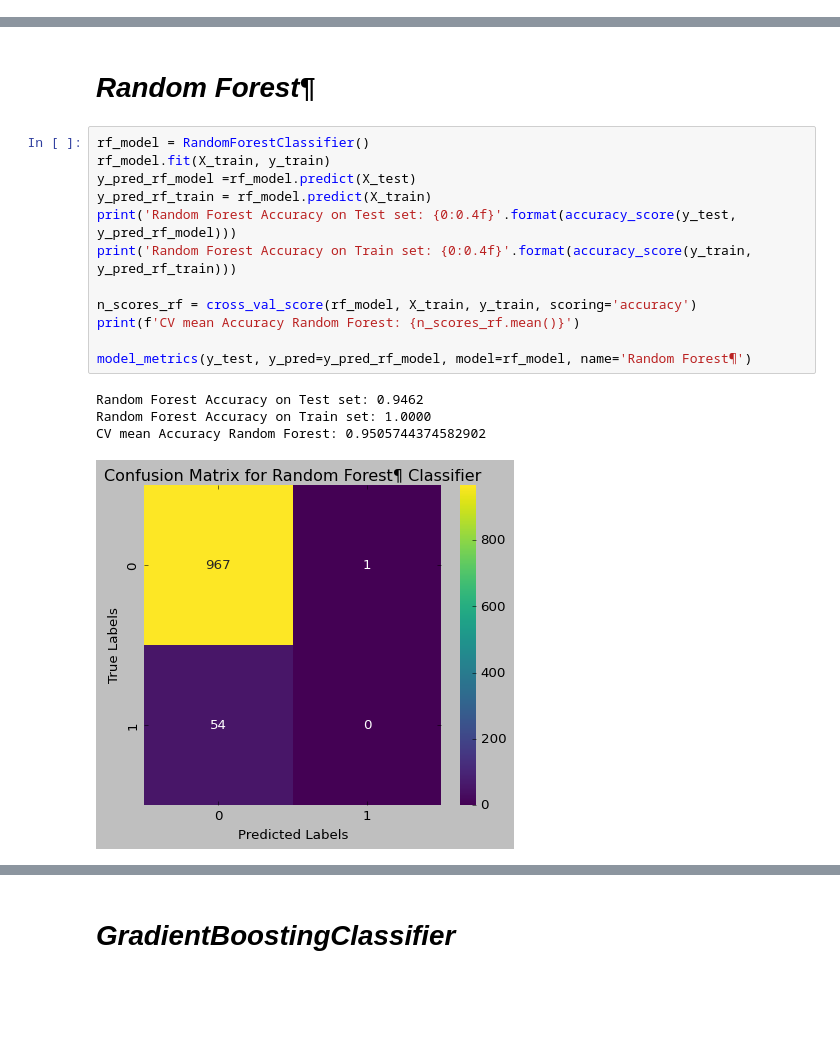
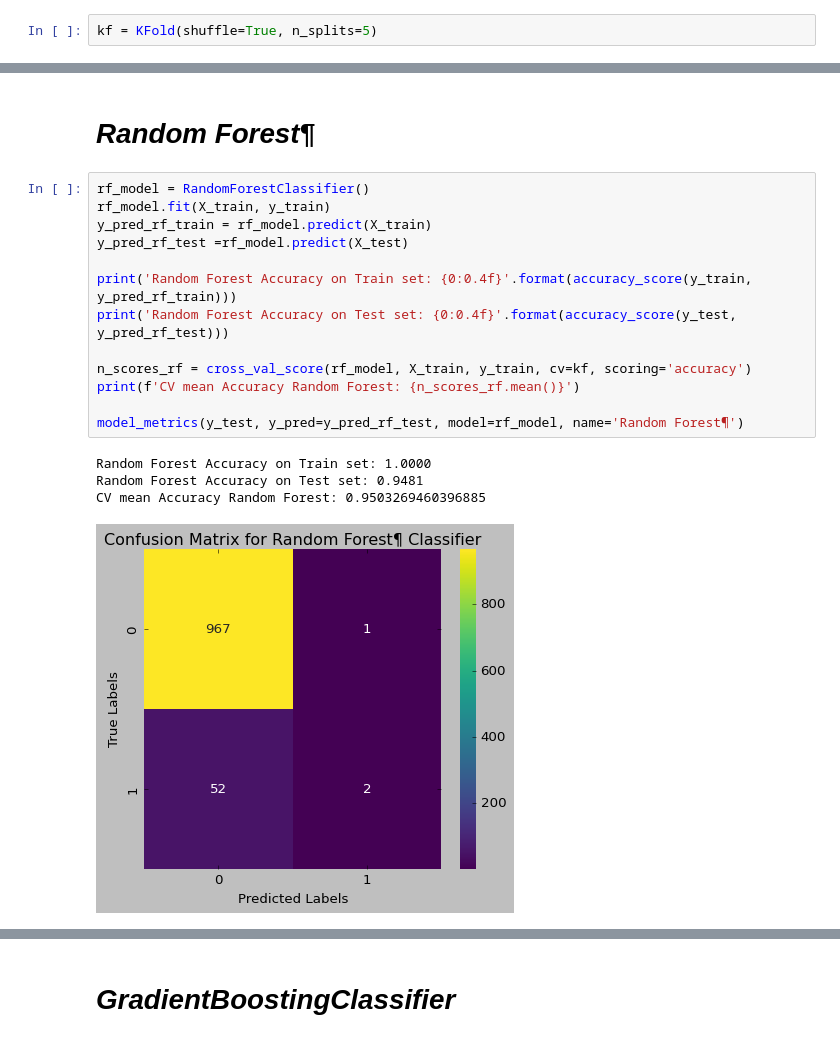
Before and after one commit to MariiaSam/Stroke-Prediction, a Jupyter notebook: Stroke_Prediction.ipynb, the cells around one changed output, grey strips where cells are left out. Cells and saved outputs as stored; diff of their text form; blank space fills up the shorter version.

```diff
--- a/Stroke_Prediction.ipynb
+++ b/Stroke_Prediction.ipynb
@@ -652,6 +650,8 @@ def model_metrics(y_test, y_pred, model, name):
     plt.xlabel("Predicted Labels")
     plt.ylabel("True Labels")
     plt.show()
+# %%
+kf = KFold(shuffle=True, n_splits=5)
 # %% [markdown]
 # ***Decision Tree¶***
 # %%
@@ -676,17 +703,18 @@ CV mean Accuracy Decision Tree: 0.9040864514159681
 # %%
 rf_model = RandomForestClassifier()
 rf_model.fit(X_train, y_train)
-y_pred_rf_model =rf_model.predict(X_test)
 y_pred_rf_train = rf_model.predict(X_train)
-print('Random Forest Accuracy on Test set: {0:0.4f}'.format(accuracy_score(y_test, y_pred_rf_model)))
+y_pred_rf_test =rf_model.predict(X_test)
+
 print('Random Forest Accuracy on Train set: {0:0.4f}'.format(accuracy_score(y_train, y_pred_rf_train)))
+print('Random Forest Accuracy on Test set: {0:0.4f}'.format(accuracy_score(y_test, y_pred_rf_test)))
 
-n_scores_rf = cross_val_score(rf_model, X_train, y_train, scoring='accuracy')
+n_scores_rf = cross_val_score(rf_model, X_train, y_train, cv=kf, scoring='accuracy')
 print(f'CV mean Accuracy Random Forest: {n_scores_rf.mean()}')
 
-model_metrics(y_test, y_pred=y_pred_rf_model, model=rf_model, name='Random Forest¶')
+model_metrics(y_test, y_pred=y_pred_rf_test, model=rf_model, name='Random Forest¶')
 # %% [output]
-Random Forest Accuracy on Test set: 0.9462
 Random Forest Accuracy on Train set: 1.0000
-CV mean Accuracy Random Forest: 0.9505744374582902
+Random Forest Accuracy on Test set: 0.9481
+CV mean Accuracy Random Forest: 0.9503269460396885
-[figure, old version]
+[figure, new version]
```
Also changed, not shown: parts of 12 cells of this notebook.
